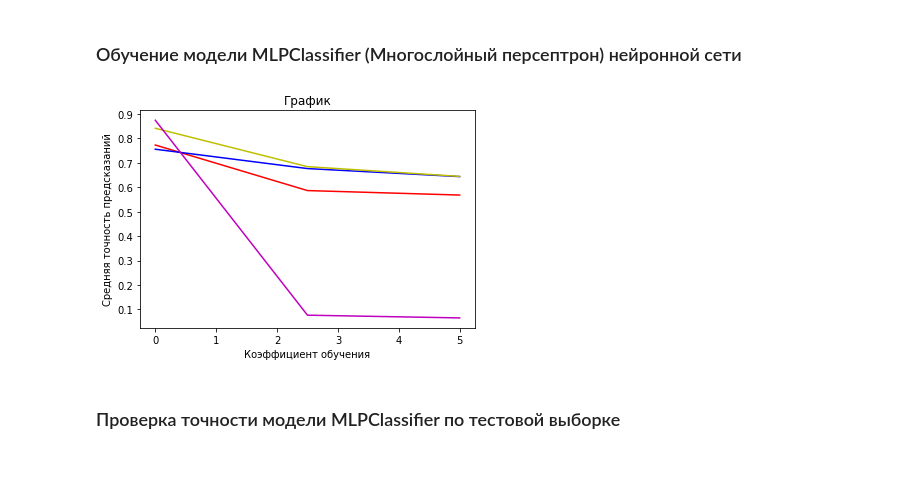
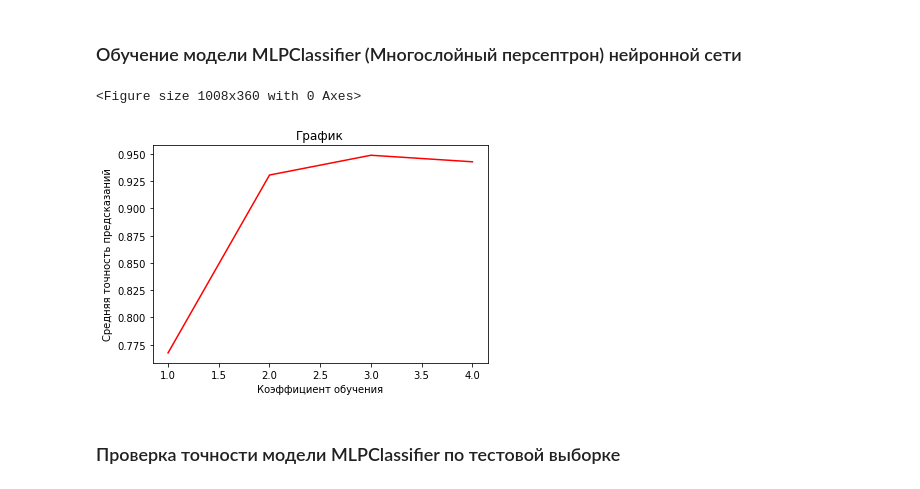
Before and after one commit to AlexyNat/ml, a Jupyter notebook: lab4.ipynb, the cells around one changed output. Drawn from its saved outputs; the diff is of its cells as text; code cells hidden in the pictures.

```diff
--- a/lab4.ipynb
+++ b/lab4.ipynb
@@ -73,24 +73,22 @@ from sklearn.neural_network import MLPClassifier
 
 plt.figure(figsize=(14, 5))
 funcs = 'identity', 'logistic', 'tanh', 'relu' # функции активации
-learning_rate_init = np.linspace(0.0001, 5, 3) # коэффициента обучения
-score = [[],[],[],[]]
+#learning_rate_init = np.linspace(0.0001, 5, 3) # коэффициента обучения
+score = []
 
 for inx, func in enumerate(funcs):
-  for rate in learning_rate_init:
-    clf_mlp = MLPClassifier(random_state=7,activation=func,learning_rate_init=rate).fit(X_train_scaled, y_train)
-    score[inx].append(clf_mlp.score(X_holdout_scaled, y_holdout))
+  clf_mlp = MLPClassifier(random_state=7,activation=func).fit(X_train_scaled, y_train)
+  score.append(clf_mlp.score(X_holdout_scaled, y_holdout))
+# %% [output]
+<Figure size 1008x360 with 0 Axes>
 # %%
 plt.title('График')
 plt.xlabel("Коэффициент обучения")
 plt.ylabel("Средняя точность предсказаний")
-plt.plot(learning_rate_init, score[0], "r-")
-plt.plot(learning_rate_init, score[1], "b-")
-plt.plot(learning_rate_init, score[2], "y-")
-plt.plot(learning_rate_init, score[3], "m-")
+plt.plot(range(1, 5), score, "r-")
 plt.show()
 # %% [output]
-[figure, old version]
+[figure, new version]
 # %% [markdown]
 <h3>Проверка точности модели MLPClassifier по тестовой выборке</h3>
 # %%
```
Also changed, not shown: parts of 10 cells of this notebook.
